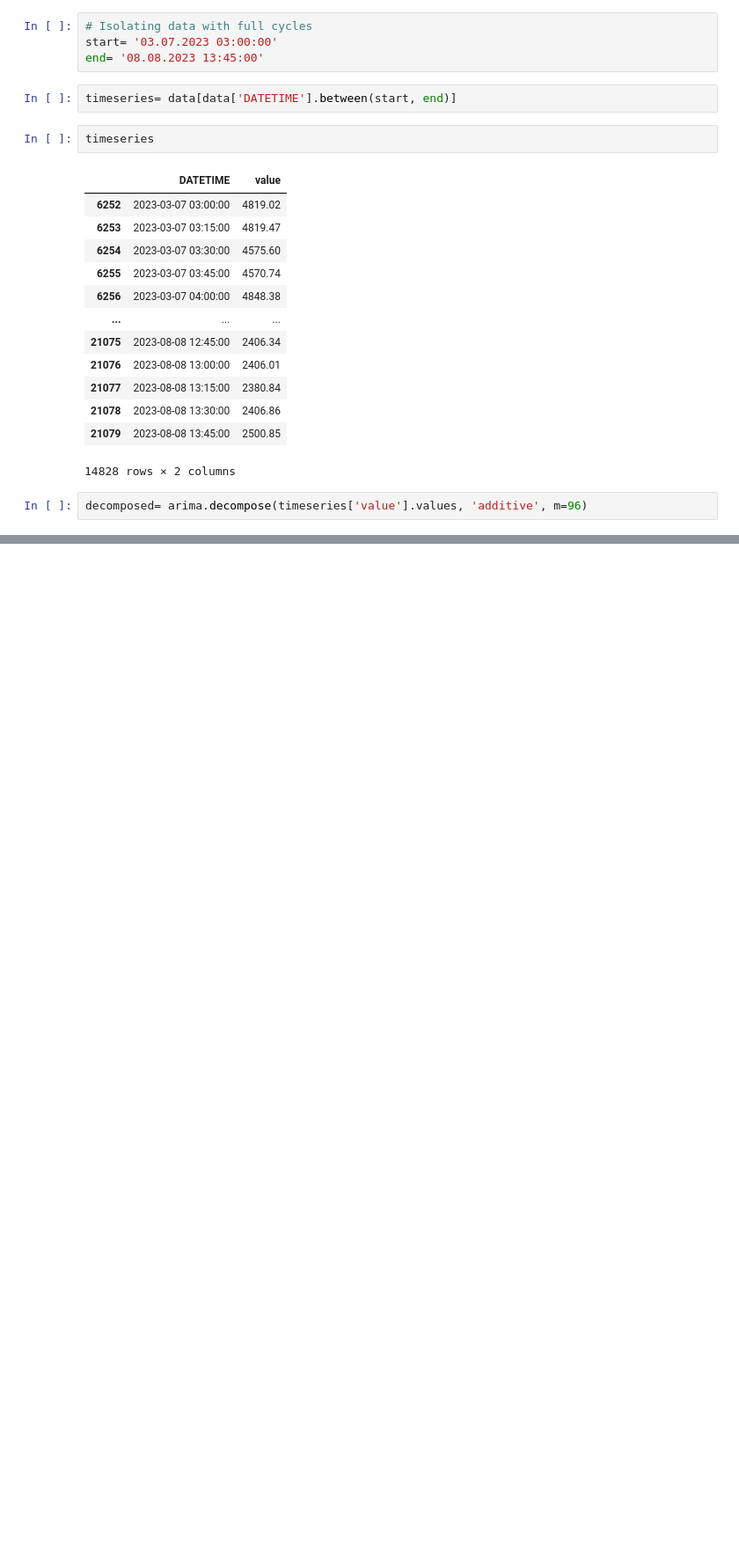
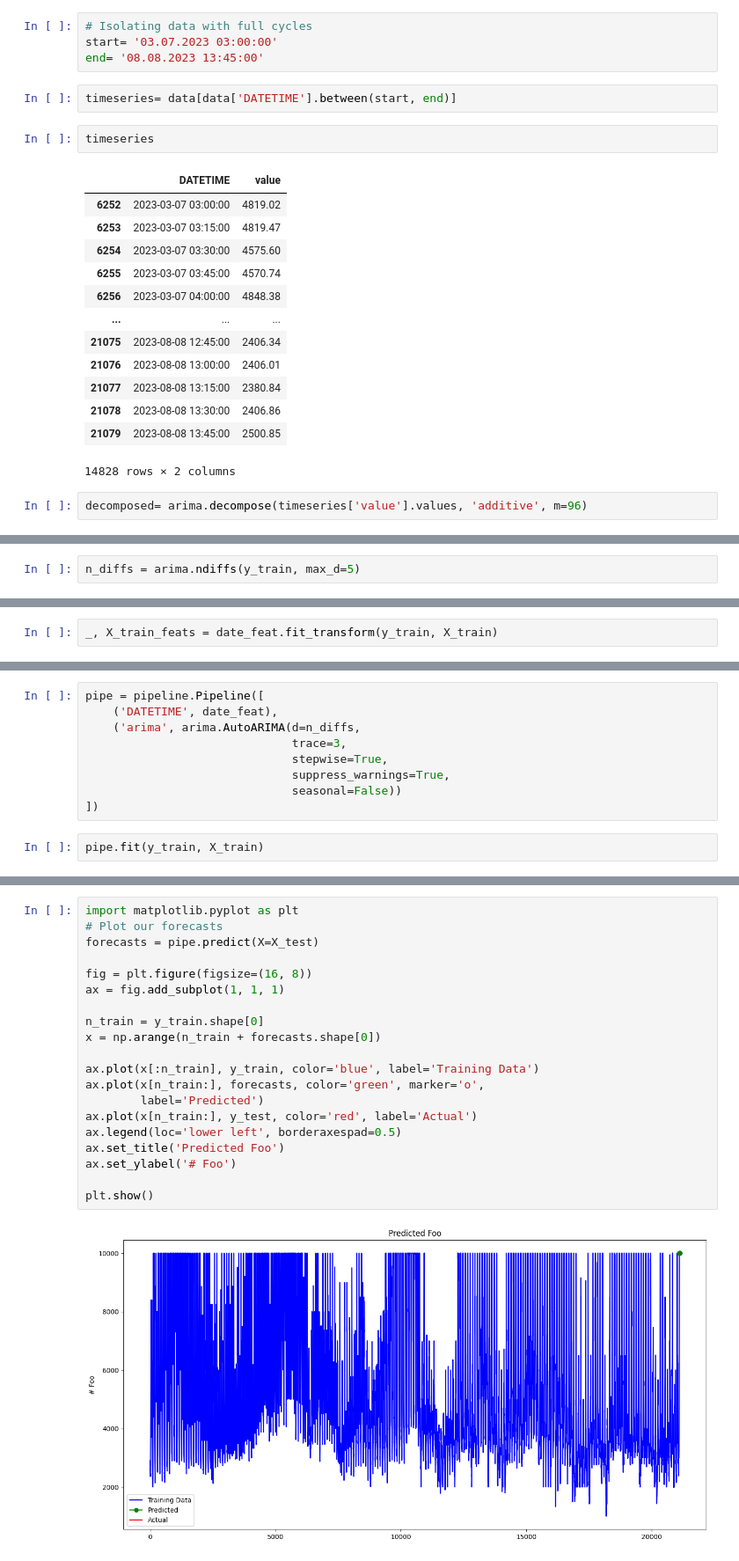
Before and after one commit to PranjalGhildiyal/TimeSeriesAnalysis-using-pmdarima, a Jupyter notebook: timeseries_analysis.ipynb, the cells around one changed output, grey strips where cells are left out. Shown at 88% size. Cells and saved outputs as stored; diff of their text form; blank space fills up the shorter version.

```diff
--- a/timeseries_analysis.ipynb
+++ b/timeseries_analysis.ipynb
@@ -103,0 +148,2 @@ Text(0.5, 1.0, 'Ausbeer Seasonal Decomposition')
+# %%
+n_diffs = arima.ndiffs(y_train, max_d=5)
@@ -103,0 +154,2 @@ Text(0.5, 1.0, 'Ausbeer Seasonal Decomposition')
+# %%
+_, X_train_feats = date_feat.fit_transform(y_train, X_train)
@@ -103,0 +189,11 @@ Text(0.5, 1.0, 'Ausbeer Seasonal Decomposition')
+# %%
+pipe = pipeline.Pipeline([
+    ('DATETIME', date_feat),
+    ('arima', arima.AutoARIMA(d=n_diffs,
+                              trace=3,
+                              stepwise=True,
+                              suppress_warnings=True,
+                              seasonal=False))
+])
+# %%
+pipe.fit(y_train, X_train)
@@ -103,0 +220,22 @@ Text(0.5, 1.0, 'Ausbeer Seasonal Decomposition')
+# %%
+import matplotlib.pyplot as plt
+# Plot our forecasts
+forecasts = pipe.predict(X=X_test)
+
+fig = plt.figure(figsize=(16, 8))
+ax = fig.add_subplot(1, 1, 1)
+
+n_train = y_train.shape[0]
+x = np.arange(n_train + forecasts.shape[0])
+
+ax.plot(x[:n_train], y_train, color='blue', label='Training Data')
+ax.plot(x[n_train:], forecasts, color='green', marker='o',
+        label='Predicted')
+ax.plot(x[n_train:], y_test, color='red', label='Actual')
+ax.legend(loc='lower left', borderaxespad=0.5)
+ax.set_title('Predicted Foo')
+ax.set_ylabel('# Foo')
+
+plt.show()
+# %% [output]
+[figure, added]
```
Also changed, not shown: parts of 37 cells of this notebook, 1 other file.
